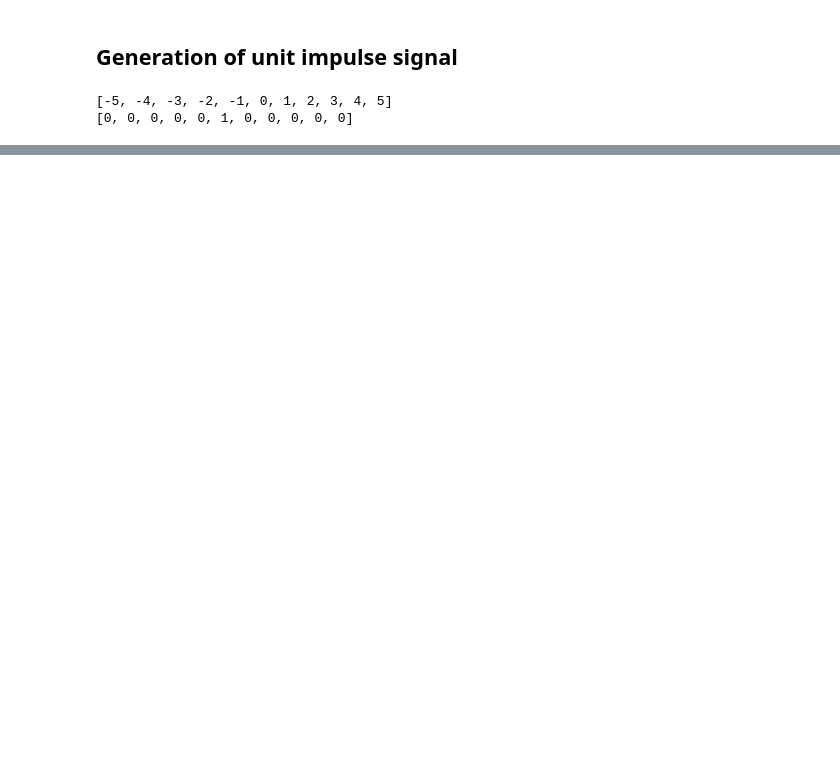
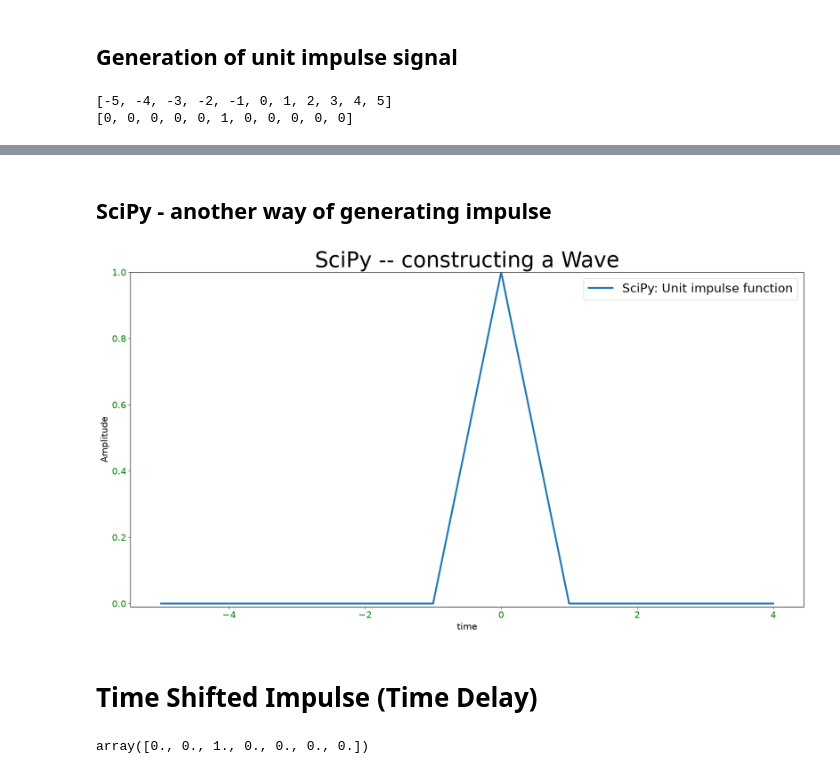
Before and after one commit to pavlovskakristina/SignalAndImageProcessing, a Jupyter notebook: Fundamentals_SignalProcessing/ContinuousTimeSignals.ipynb, the cells around one changed output, grey strips where cells are left out. Drawn from its saved outputs; the diff is of its cells as text; code cells hidden in the pictures; blank space fills up the shorter version.

```diff
--- a/Fundamentals_SignalProcessing/ContinuousTimeSignals.ipynb
+++ b/Fundamentals_SignalProcessing/ContinuousTimeSignals.ipynb
@@ -53,0 +55,26 @@ plt.show()
+# %% [markdown]
+## SciPy - another way of generating impulse
+# %%
+Impulse = signal.unit_impulse(10, 'mid') # 10 samples of time
+# %%
+plt.figure(figsize=(20,10))
+plt.title('SciPy -- constructing a Wave', fontsize=35)
+plt.rcParams['xtick.labelsize'] = 15
+plt.rcParams['ytick.labelsize'] = 15
+plt.rcParams['xtick.color'] = 'green'
+plt.rcParams['ytick.color'] = 'green'
+plt.plot(np.arange(-5, 5), Impulse, linewidth = 3, label='SciPy: Unit impulse function') # function
+plt.legend(fontsize=20)
+plt.ylim(-0.01, 1)
+plt.xlabel('time', fontsize=15)
+plt.ylabel('Amplitude', fontsize=15)
+plt.show()
+# %% [output]
+[figure, added]
+# %% [markdown]
+# Time Shifted Impulse (Time Delay)
+# %%
+shifted_impulse = signal.unit_impulse(7, 2) # 7 - time samples, 2 - max amplitude
+shifted_impulse
+# %% [output]
+array([0., 0., 1., 0., 0., 0., 0.])
```
Also changed, not shown: parts of 22 cells of this notebook.
